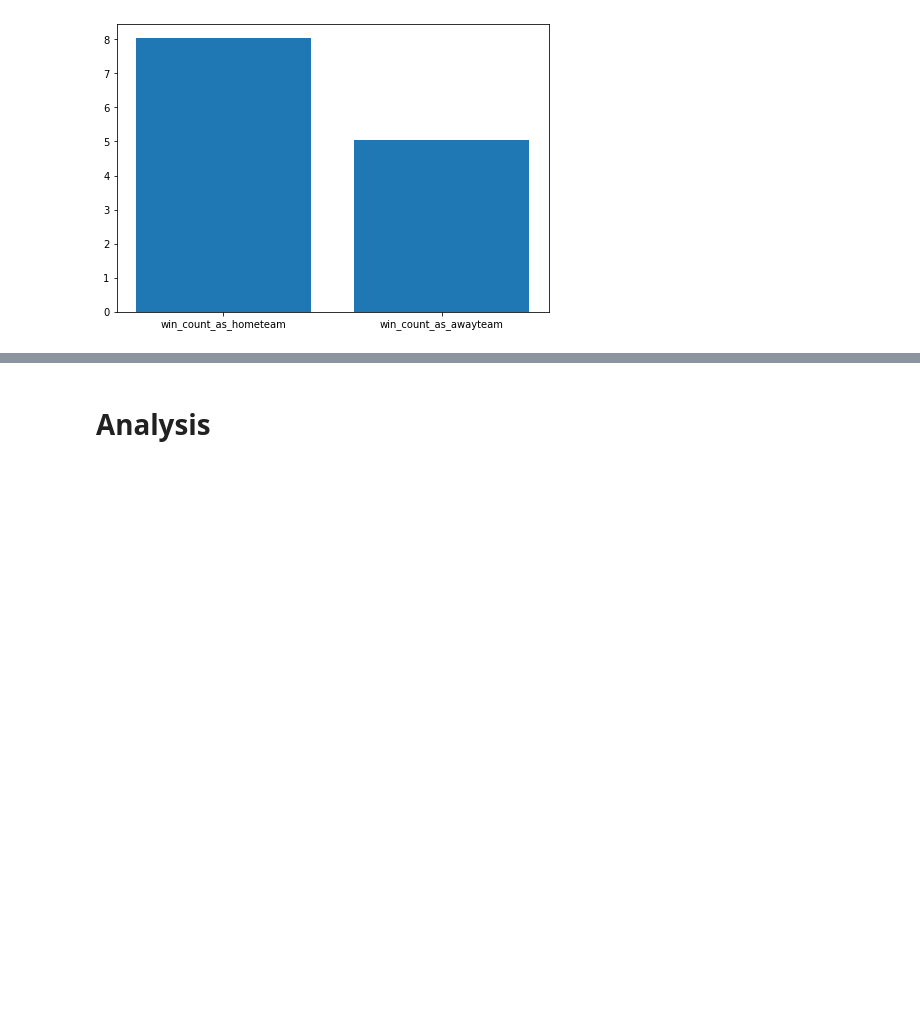
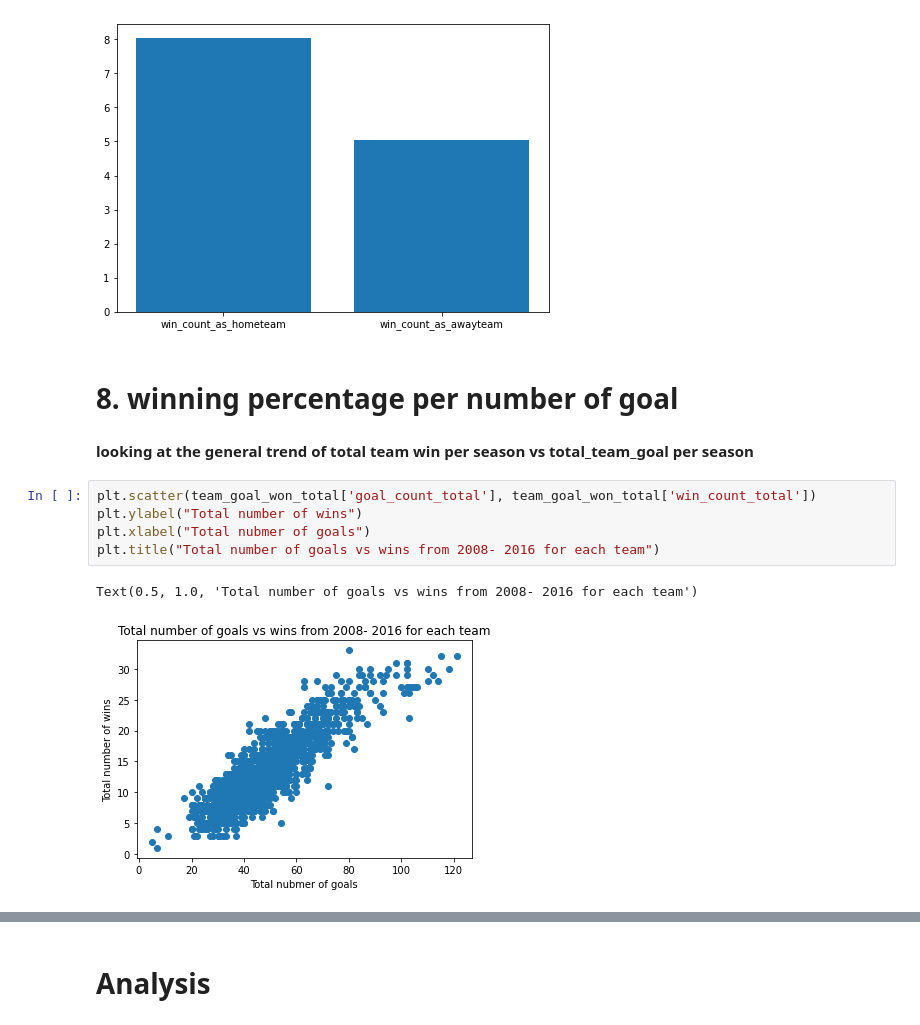
Before and after one commit to Hyej-Kim/cmsc320Final, a Jupyter notebook: cmsc320Final.ipynb, the cells around one changed output, grey strips where cells are left out. Saved outputs shown, nothing was run; the diff lists cells and outputs as text; blank space fills up the shorter version.

```diff
--- a/cmsc320Final.ipynb
+++ b/cmsc320Final.ipynb
@@ -1148,3 +1148,15 @@ ax.bar(x,y)
 plt.show()
 # %% [output]
 [figure]
+# %% [markdown]
+#  8. winning percentage per number of goal
+# %% [markdown]
+**looking at the general trend of total team win per season vs total_team_goal per season**
+# %%
+plt.scatter(team_goal_won_total['goal_count_total'], team_goal_won_total['win_count_total'])
+plt.ylabel("Total number of wins")
+plt.xlabel("Total nubmer of goals")
+plt.title("Total number of goals vs wins from 2008- 2016 for each team")
+# %% [output]
+Text(0.5, 1.0, 'Total number of goals vs wins from 2008- 2016 for each team')
+[figure, added]
```
Also changed, not shown: parts of 14 cells of this notebook.
